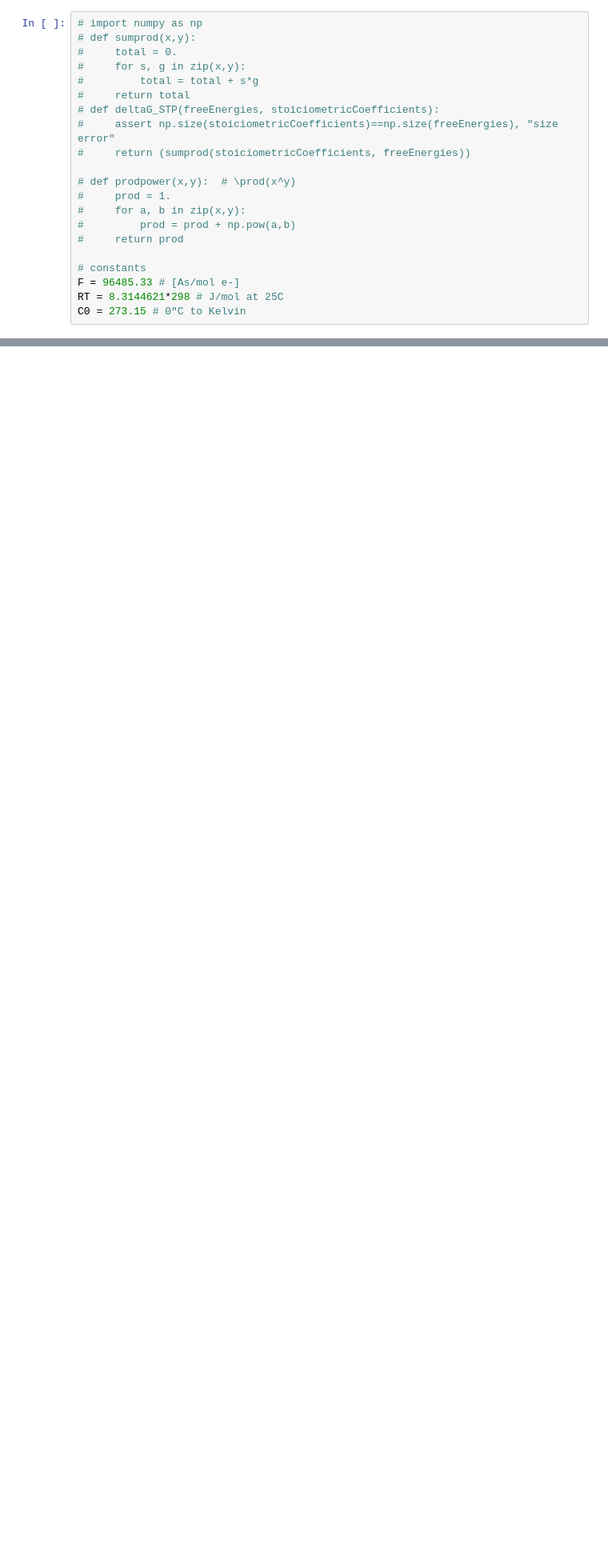
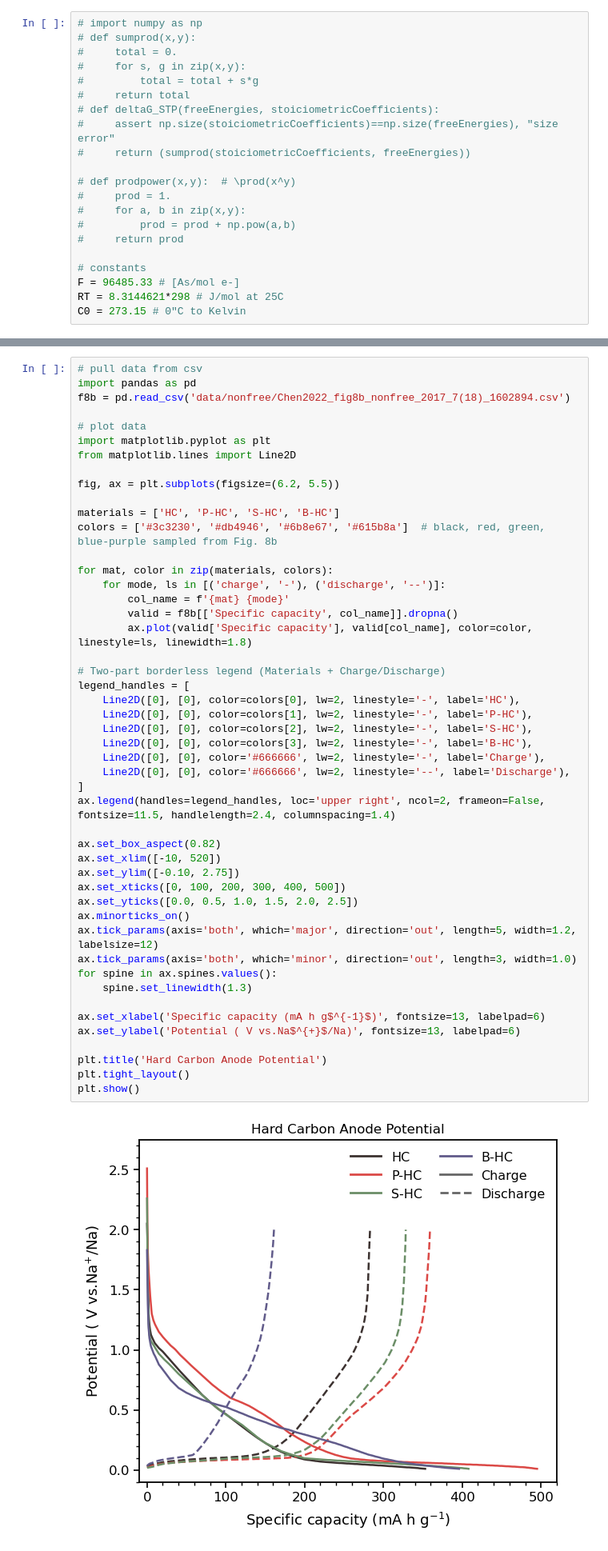
Before and after one commit to JellyJoe198/VBA-Na, a Jupyter notebook: plot OCV curve.ipynb, the cells around one changed output, grey strips where cells are left out. Shown at 80% size. Saved outputs shown, nothing was run; the diff lists cells and outputs as text; blank space fills up the shorter version.

Commit message:
Hard Carbon Anode

```diff
--- a/plot OCV curve.ipynb
+++ b/plot OCV curve.ipynb
@@ -75,0 +77,50 @@ plt.show()
+# %%
+# pull data from csv
+import pandas as pd
+f8b = pd.read_csv('data/nonfree/Chen2022_fig8b_nonfree_2017_7(18)_1602894.csv')
+
+# plot data
+import matplotlib.pyplot as plt
+from matplotlib.lines import Line2D
+
+fig, ax = plt.subplots(figsize=(6.2, 5.5))
+
+materials = ['HC', 'P-HC', 'S-HC', 'B-HC']
+colors = ['#3c3230', '#db4946', '#6b8e67', '#615b8a']  # black, red, green, blue-purple sampled from Fig. 8b
+
+for mat, color in zip(materials, colors):
+    for mode, ls in [('charge', '-'), ('discharge', '--')]:
+        col_name = f'{mat} {mode}'
+        valid = f8b[['Specific capacity', col_name]].dropna()
+        ax.plot(valid['Specific capacity'], valid[col_name], color=color, linestyle=ls, linewidth=1.8)
+
+# Two-part borderless legend (Materials + Charge/Discharge)
+legend_handles = [
+    Line2D([0], [0], color=colors[0], lw=2, linestyle='-', label='HC'),
+    Line2D([0], [0], color=colors[1], lw=2, linestyle='-', label='P-HC'),
+    Line2D([0], [0], color=colors[2], lw=2, linestyle='-', label='S-HC'),
+    Line2D([0], [0], color=colors[3], lw=2, linestyle='-', label='B-HC'),
+    Line2D([0], [0], color='#666666', lw=2, linestyle='-', label='Charge'),
+    Line2D([0], [0], color='#666666', lw=2, linestyle='--', label='Discharge'),
+]
+ax.legend(handles=legend_handles, loc='upper right', ncol=2, frameon=False, fontsize=11.5, handlelength=2.4, columnspacing=1.4)
+
+ax.set_box_aspect(0.82)
+ax.set_xlim([-10, 520])
+ax.set_ylim([-0.10, 2.75])
+ax.set_xticks([0, 100, 200, 300, 400, 500])
+ax.set_yticks([0.0, 0.5, 1.0, 1.5, 2.0, 2.5])
+ax.minorticks_on()
+ax.tick_params(axis='both', which='major', direction='out', length=5, width=1.2, labelsize=12)
+ax.tick_params(axis='both', which='minor', direction='out', length=3, width=1.0)
+for spine in ax.spines.values():
+    spine.set_linewidth(1.3)
+
+ax.set_xlabel('Specific capacity (mA h g$^{-1}$)', fontsize=13, labelpad=6)
+ax.set_ylabel('Potential ( V vs.Na$^{+}$/Na)', fontsize=13, labelpad=6)
+
+plt.title('Hard Carbon Anode Potential')
+plt.tight_layout()
+plt.show()
+# %% [output]
+[figure, added]
```
Also changed, not shown: parts of 3 cells of this notebook, 4 other files.
